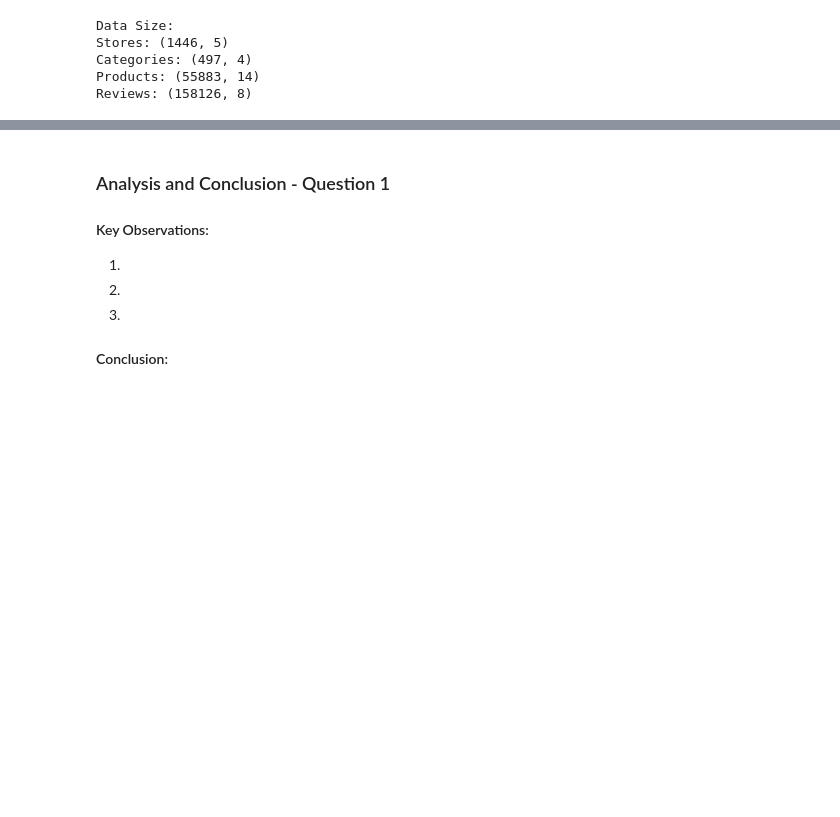
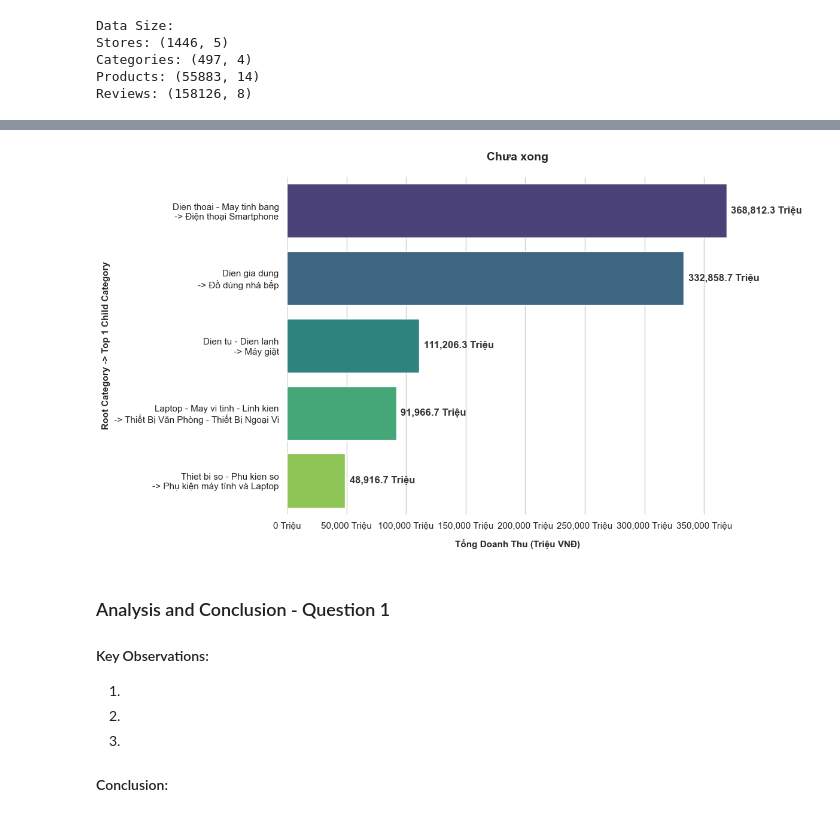
Before and after one commit to phuongth05/DV_LAB01, a Jupyter notebook: groups/phuong.ipynb, the cells around one changed output, grey strips where cells are left out. Cells and saved outputs as stored; diff of their text form; code cells hidden in the pictures; blank space fills up the shorter version.

```diff
--- a/groups/phuong.ipynb
+++ b/groups/phuong.ipynb
@@ -54,5 +198,65 @@ Reviews: (158126, 8)
 # %%
 # Visualize
+import matplotlib.pyplot as plt
+import seaborn as sns
+from matplotlib.ticker import FuncFormatter
+
+# ==========================================
+# TRỰC QUAN HÓA DỮ LIỆU (VISUALIZATION)
+# ==========================================
+
+# 1. Cài đặt font chữ và style cơ bản để biểu đồ nhìn hiện đại
+plt.rcParams['font.family'] = 'sans-serif'
+sns.set_theme(style="whitegrid")
+
+# 2. Tạo một cột nhãn mới gộp cả tên Root và Tên Child để dễ đọc trên biểu đồ
+# Ví dụ: "Đồ gia dụng \n-> Đồ dùng nhà bếp"
+top1_per_root_plot = top1_per_root.copy()
+top1_per_root_plot['display_label'] = top1_per_root_plot['root_name'] + '\n-> ' + top1_per_root_plot['category_name_clean']
+
+# Sắp xếp lại dữ liệu theo doanh thu giảm dần để biểu đồ đẹp hơn (như bậc thang)
+top1_per_root_plot = top1_per_root_plot.sort_values('total_revenue', ascending=False)
+
+# 3. Khởi tạo Figure
+plt.figure(figsize=(12, 7))
+
+# 4. Vẽ biểu đồ cột ngang (Barplot)
+ax = sns.barplot(
+    data=top1_per_root_plot,
+    x='total_revenue',
+    y='display_label',
+    palette='viridis', # Tone màu từ đậm đến nhạt nhìn rất chuyên nghiệp
+    hue='display_label', # Thêm hue để gán màu theo từng dòng, tránh warning của Seaborn mới
+    legend=False
+)
+
+# 5. Format trục X về đơn vị Triệu (Tr)
+def millions_formatter(x, pos):
+    return f'{x / 1_000_000:,.0f} Triệu'
+ax.xaxis.set_major_formatter(FuncFormatter(millions_formatter))
+
+# 6. Thêm Text hiển thị số tiền chính xác ngay đuôi mỗi cột
+max_revenue = top1_per_root_plot['total_revenue'].max()
+for i, v in enumerate(top1_per_root_plot['total_revenue']):
+    # Vị trí text xê dịch một chút sang phải so với đuôi cột (khoảng 1% của max_revenue)
+    ax.text(v + (max_revenue * 0.01), i,
+            f'{v / 1_000_000:,.1f} Triệu',
+            va='center', fontweight='bold', color='#333333')
+
+# 7. Căn chỉnh Tiêu đề và Nhãn trục
+plt.title('Chưa xong',
+          fontsize=14, fontweight='bold', pad=20)
+plt.xlabel('Tổng Doanh Thu (Triệu VNĐ)', fontsize=11, fontweight='bold', labelpad=10)
+plt.ylabel('Root Category -> Top 1 Child Category', fontsize=11, fontweight='bold')
+
+# Bỏ đường viền trên và phải cho biểu đồ thoáng hơn
+sns.despine(left=True, bottom=True)
+
+# 8. Hiển thị
+plt.tight_layout()
+plt.show()
+# %% [output]
+[figure, added]
 # %% [markdown]
 ### Analysis and Conclusion - Question 1
 
```
Also changed, not shown: parts of 6 cells of this notebook, 2 other files.
